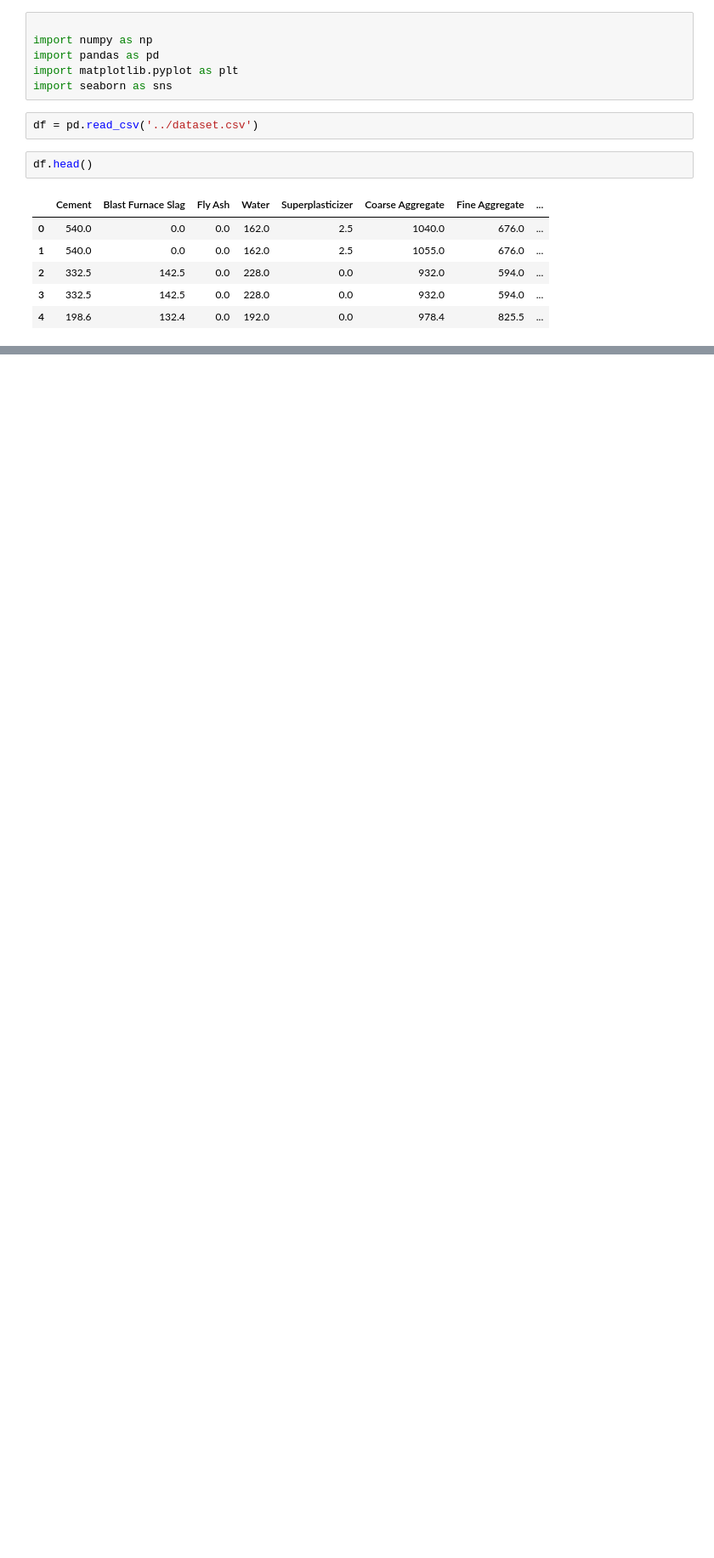
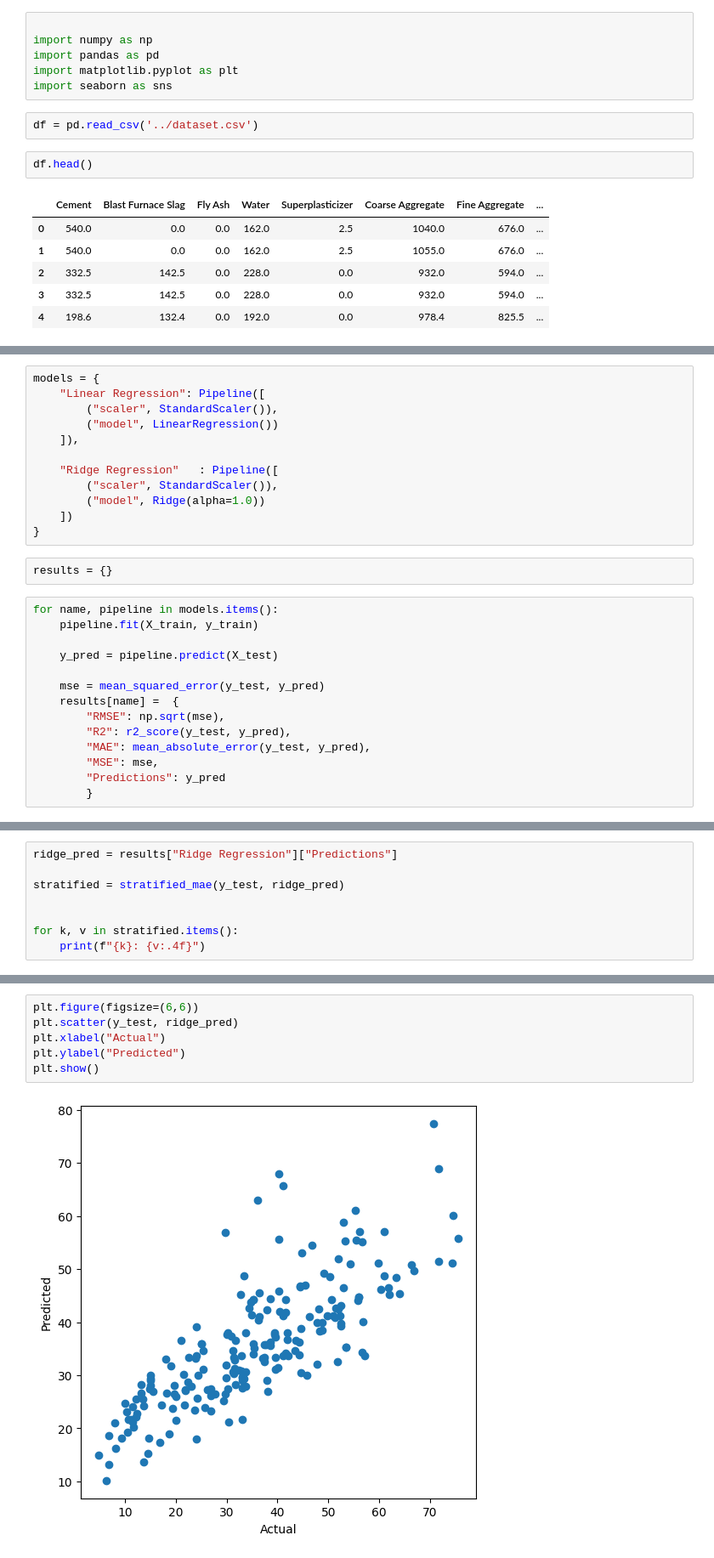
Before and after one commit to ompatil1947/Linear-Regression, a Jupyter notebook: library/training.ipynb, the cells around one changed output, grey strips where cells are left out. Shown at 85% size. Drawn from its saved outputs; the diff is of its cells as text; blank space fills up the shorter version.

Commit message:
Train the best model

```diff
--- a/library/training.ipynb
+++ b/library/training.ipynb
@@ -244,0 +65,28 @@ Best Model: ('Ridge', np.float64(114.76900900218266))
+# %%
+models = {
+    "Linear Regression": Pipeline([
+        ("scaler", StandardScaler()),
+        ("model", LinearRegression())
+    ]),
+
+    "Ridge Regression"   : Pipeline([
+        ("scaler", StandardScaler()),
+        ("model", Ridge(alpha=1.0))
+    ])
+}
+# %%
+results = {}
+# %%
+for name, pipeline in models.items():
+    pipeline.fit(X_train, y_train)
+
+    y_pred = pipeline.predict(X_test)
+
+    mse = mean_squared_error(y_test, y_pred)
+    results[name] =  {
+        "RMSE": np.sqrt(mse),
+        "R2": r2_score(y_test, y_pred),
+        "MAE": mean_absolute_error(y_test, y_pred),
+        "MSE": mse,
+        "Predictions": y_pred
+        }
@@ -244,0 +119,8 @@ Best Model: ('Ridge', np.float64(114.76900900218266))
+# %%
+ridge_pred = results["Ridge Regression"]["Predictions"]
+
+stratified = stratified_mae(y_test, ridge_pred)
+
+
+for k, v in stratified.items():
+    print(f"{k}: {v:.4f}")
@@ -244,0 +131,8 @@ Best Model: ('Ridge', np.float64(114.76900900218266))
+# %%
+plt.figure(figsize=(6,6))
+plt.scatter(y_test, ridge_pred)
+plt.xlabel("Actual")
+plt.ylabel("Predicted")
+plt.show()
+# %% [output]
+[figure, added]
```
Also changed, not shown: parts of 55 cells of this notebook.
